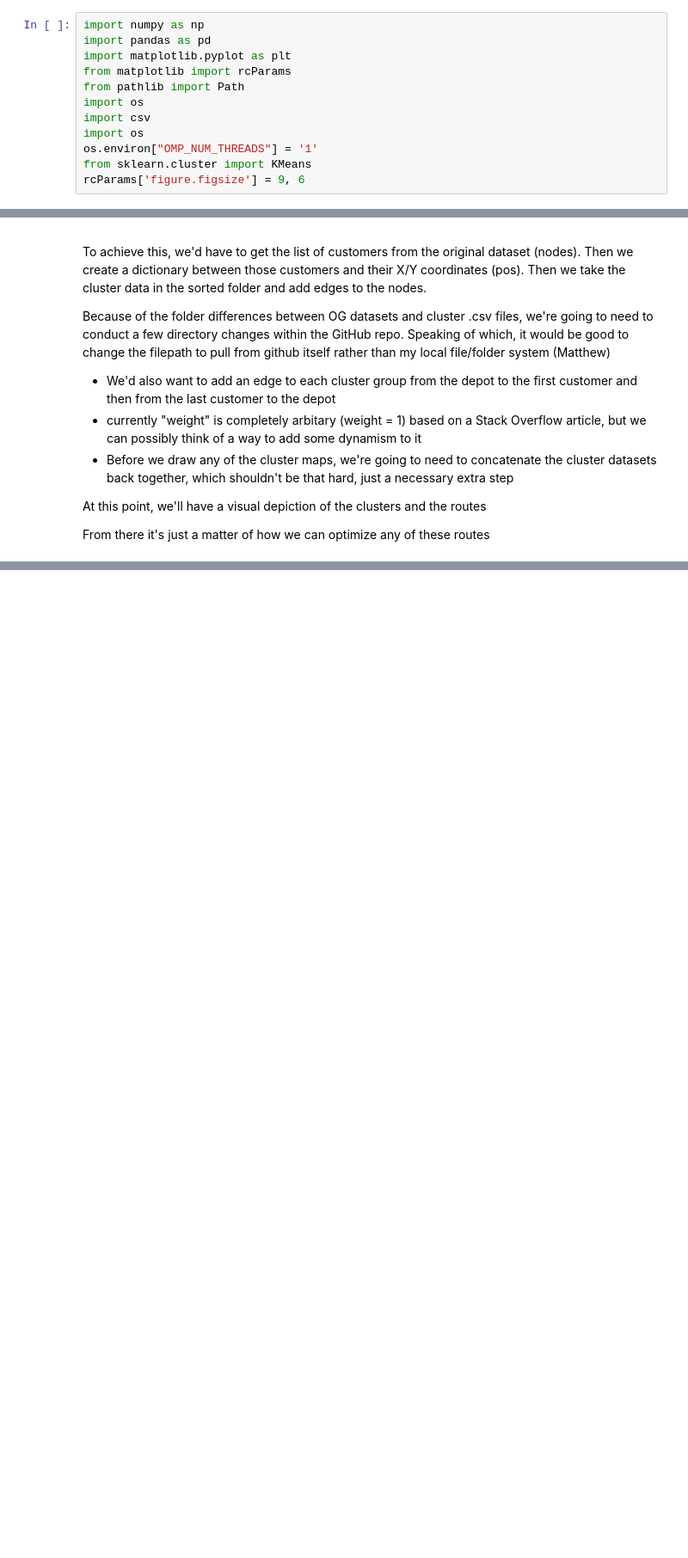
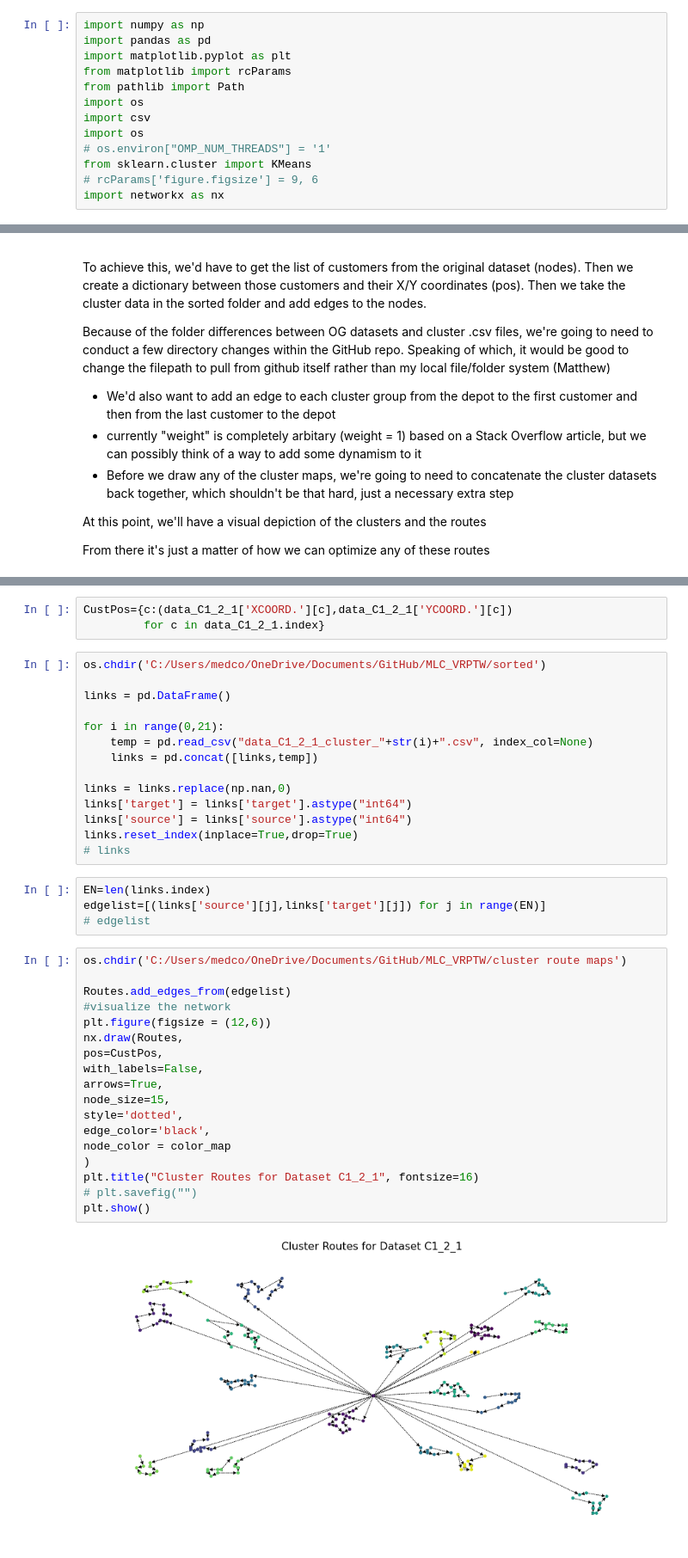
Before and after one commit to medcoughlin/MLC_VRPTW, a Jupyter notebook: MLC Final project.ipynb, the cells around one changed output, grey strips where cells are left out. Shown: that part at 86% size. Cells and saved outputs as stored; diff of their text form; blank space fills up the shorter version.

```diff
--- a/MLC Final project.ipynb
+++ b/MLC Final project.ipynb
@@ -7,9 +7,10 @@ from pathlib import Path
 import os
 import csv
 import os
-os.environ["OMP_NUM_THREADS"] = '1'
+# os.environ["OMP_NUM_THREADS"] = '1'
 from sklearn.cluster import KMeans
-rcParams['figure.figsize'] = 9, 6
+# rcParams['figure.figsize'] = 9, 6
+import networkx as nx
 # %%
 os.chdir('C:/Users/medco/OneDrive/Documents/GitHub/MLC_VRPTW/data_mlc')
 files = os.listdir('C:/Users/medco/OneDrive/Documents/GitHub/MLC_VRPTW/data_mlc')
@@ -319,0 +346,41 @@ From there it's just a matter of how we can optimize any of these routes
+# %%
+CustPos={c:(data_C1_2_1['XCOORD.'][c],data_C1_2_1['YCOORD.'][c])
+         for c in data_C1_2_1.index}
+# %%
+os.chdir('C:/Users/medco/OneDrive/Documents/GitHub/MLC_VRPTW/sorted')
+
+links = pd.DataFrame()
+
+for i in range(0,21):
+    temp = pd.read_csv("data_C1_2_1_cluster_"+str(i)+".csv", index_col=None)
+    links = pd.concat([links,temp])
+
+links = links.replace(np.nan,0)
+links['target'] = links['target'].astype("int64")
+links['source'] = links['source'].astype("int64")
+links.reset_index(inplace=True,drop=True)
+# links
+# %%
+EN=len(links.index)
+edgelist=[(links['source'][j],links['target'][j]) for j in range(EN)]
+# edgelist
+# %%
+os.chdir('C:/Users/medco/OneDrive/Documents/GitHub/MLC_VRPTW/cluster route maps')
+
+Routes.add_edges_from(edgelist)
+#visualize the network
+plt.figure(figsize = (12,6))
+nx.draw(Routes,
+pos=CustPos,
+with_labels=False,
+arrows=True,
+node_size=15,
+style='dotted',
+edge_color='black',
+node_color = color_map
+)
+plt.title("Cluster Routes for Dataset C1_2_1", fontsize=16)
+# plt.savefig("")
+plt.show()
+# %% [output]
+[figure, added]
```
Also changed, not shown: parts of 9 cells of this notebook, 20 other files.
